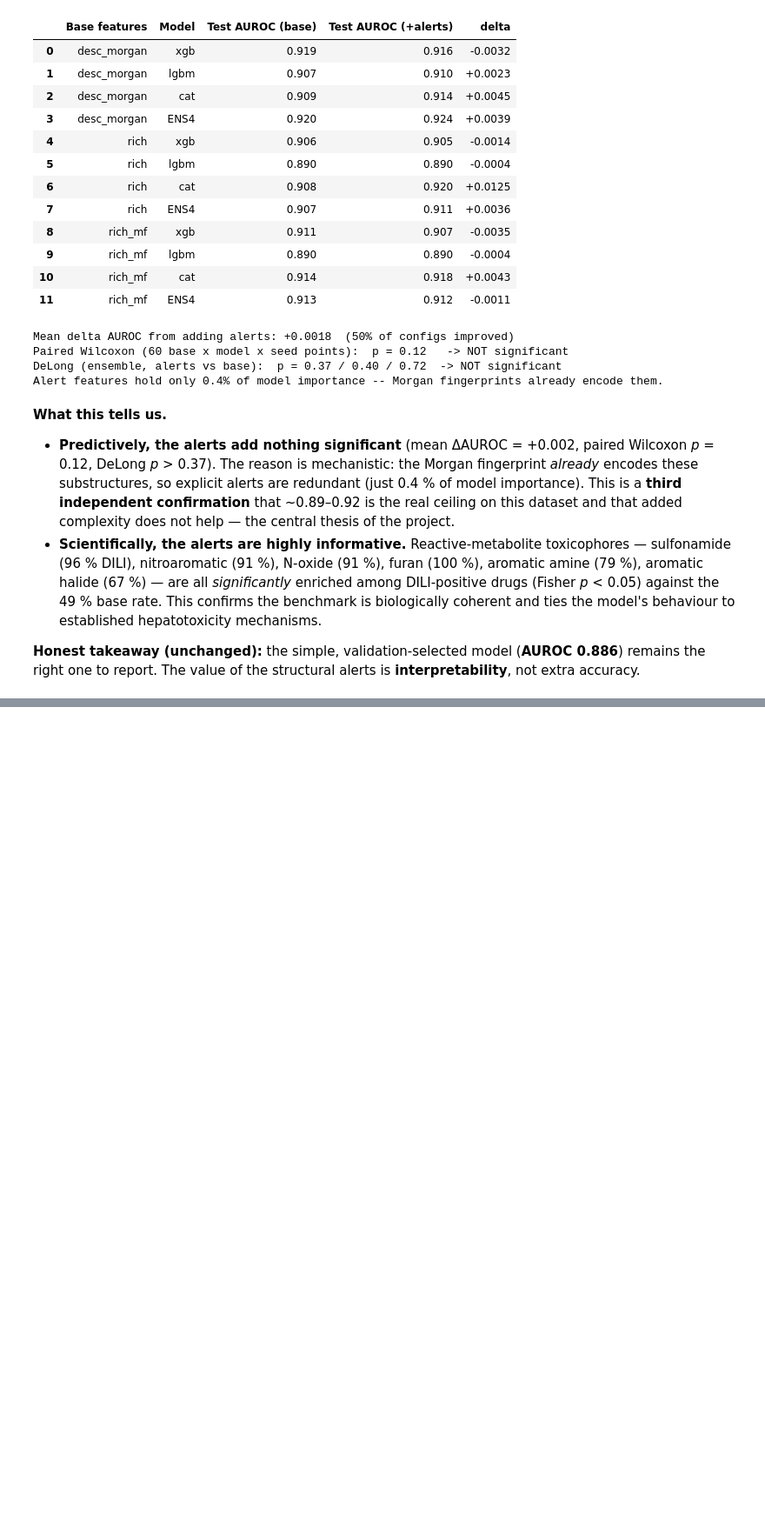
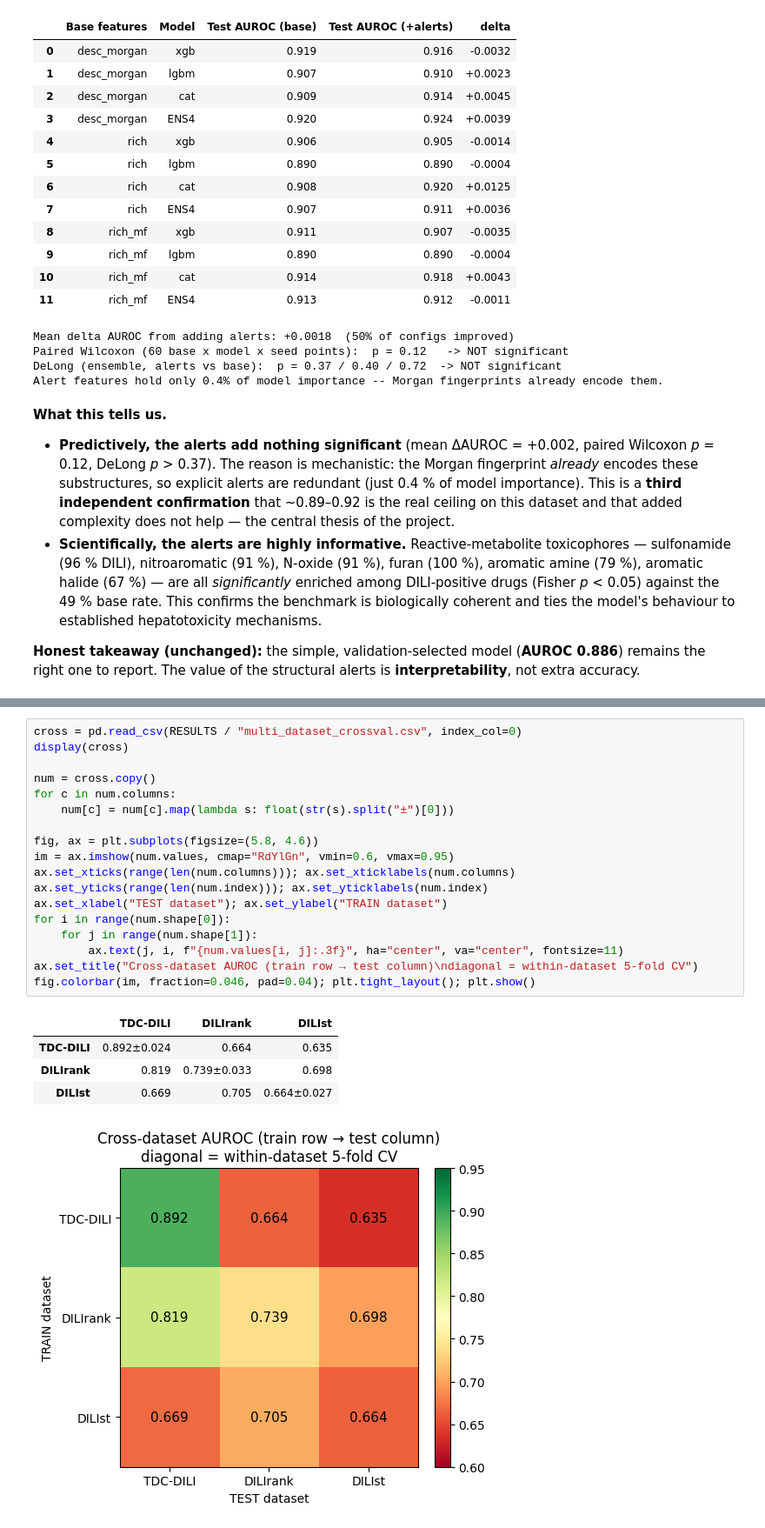
Before and after one commit to ImSifat7/Prediction-of-Drug-Induced-Liver-Injury-DILI-Using-Graph-Based-Machine-Learning-Models-, a Jupyter notebook: DILI_project_notebook.ipynb, the cells around one changed output, grey strips where cells are left out. Shown at 87% size. Drawn from its saved outputs; the diff is of its cells as text; blank space fills up the shorter version.

```diff
--- a/DILI_project_notebook.ipynb
+++ b/DILI_project_notebook.ipynb
@@ -465,0 +508,24 @@ alerts is **interpretability**, not extra accuracy.
+# %%
+cross = pd.read_csv(RESULTS / "multi_dataset_crossval.csv", index_col=0)
+display(cross)
+
+num = cross.copy()
+for c in num.columns:
+    num[c] = num[c].map(lambda s: float(str(s).split("±")[0]))
+
+fig, ax = plt.subplots(figsize=(5.8, 4.6))
+im = ax.imshow(num.values, cmap="RdYlGn", vmin=0.6, vmax=0.95)
+ax.set_xticks(range(len(num.columns))); ax.set_xticklabels(num.columns)
+ax.set_yticks(range(len(num.index))); ax.set_yticklabels(num.index)
+ax.set_xlabel("TEST dataset"); ax.set_ylabel("TRAIN dataset")
+for i in range(num.shape[0]):
+    for j in range(num.shape[1]):
+        ax.text(j, i, f"{num.values[i, j]:.3f}", ha="center", va="center", fontsize=11)
+ax.set_title("Cross-dataset AUROC (train row → test column)\ndiagonal = within-dataset 5-fold CV")
+fig.colorbar(im, fraction=0.046, pad=0.04); plt.tight_layout(); plt.show()
+# %% [output]
+|  | TDC-DILI | DILIrank | DILIst |
+| TDC-DILI | 0.892±0.024 | 0.664 | 0.635 |
+| DILIrank | 0.819 | 0.739±0.033 | 0.698 |
+| DILIst | 0.669 | 0.705 | 0.664±0.027 |
+[figure, added]
```
Also changed, not shown: parts of 8 cells of this notebook, 10 other files.
